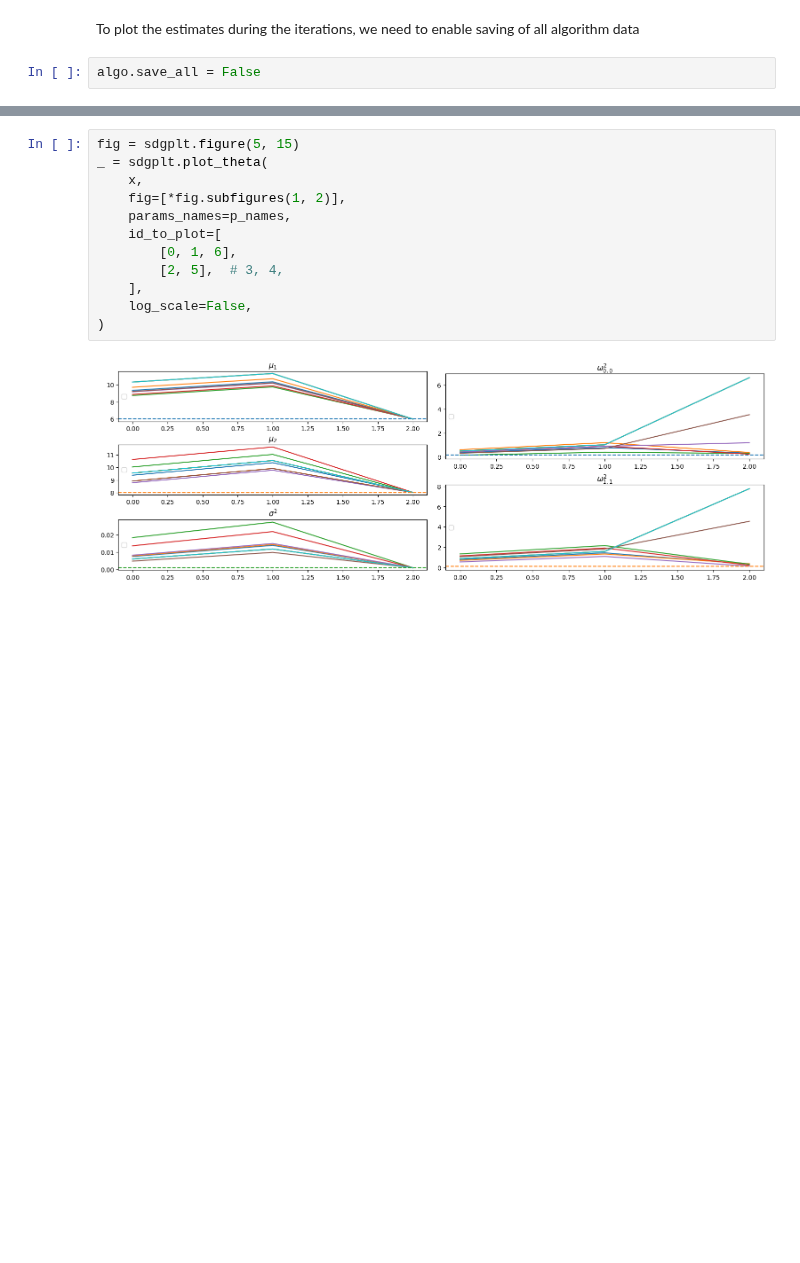
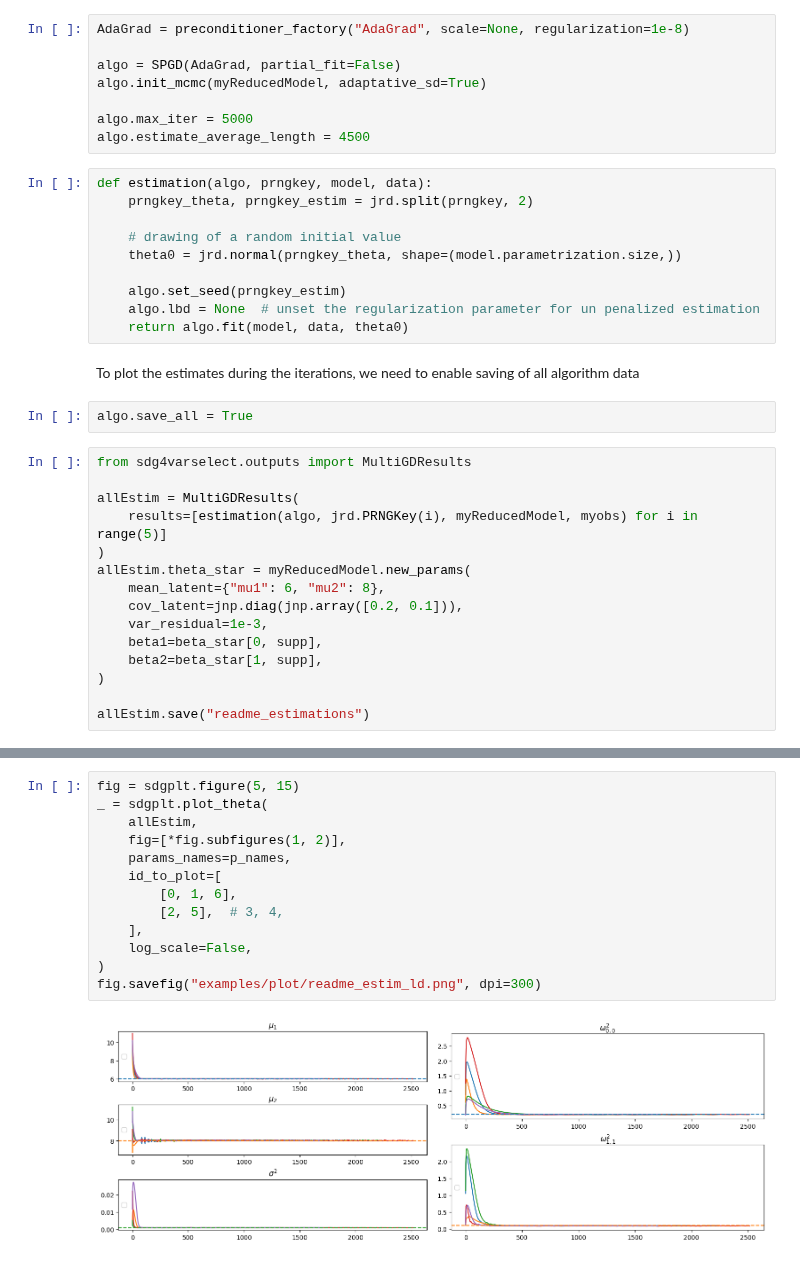
Before and after one commit to caillebotteAntoine/sdg4varselect, a Jupyter notebook: README.ipynb, the cells around one changed output, grey strips where cells are left out. Drawn from its saved outputs; the diff is of its cells as text; blank space fills up the shorter version.

```diff
--- a/README.ipynb
+++ b/README.ipynb
@@ -250,4 +267,37 @@ _ = fig.axes[1].scatter(x.lbd_set, x.ebic, marker="d", linewidths=5)
+# %%
+AdaGrad = preconditioner_factory("AdaGrad", scale=None, regularization=1e-8)
+
+algo = SPGD(AdaGrad, partial_fit=False)
+algo.init_mcmc(myReducedModel, adaptative_sd=True)
+
+algo.max_iter = 5000
+algo.estimate_average_length = 4500
+# %%
+def estimation(algo, prngkey, model, data):
+    prngkey_theta, prngkey_estim = jrd.split(prngkey, 2)
+
+    # drawing of a random initial value
+    theta0 = jrd.normal(prngkey_theta, shape=(model.parametrization.size,))
+
+    algo.set_seed(prngkey_estim)
+    algo.lbd = None  # unset the regularization parameter for un penalized estimation
+    return algo.fit(model, data, theta0)
 # %% [markdown]
 To plot the estimates during the iterations, we need to enable saving of all algorithm data
 # %%
-algo.save_all = False
+algo.save_all = True
+# %%
+from sdg4varselect.outputs import MultiGDResults
+
+allEstim = MultiGDResults(
+    results=[estimation(algo, jrd.PRNGKey(i), myReducedModel, myobs) for i in range(5)]
+)
+allEstim.theta_star = myReducedModel.new_params(
+    mean_latent={"mu1": 6, "mu2": 8},
+    cov_latent=jnp.diag(jnp.array([0.2, 0.1])),
+    var_residual=1e-3,
+    beta1=beta_star[0, supp],
+    beta2=beta_star[1, supp],
+)
+
+allEstim.save("readme_estimations")
@@ -256,17 +313,18 @@ We can observe and verify the good convergence of the algorithm for the differen
 # %%
 fig = sdgplt.figure(5, 15)
 _ = sdgplt.plot_theta(
-    x,
+    allEstim,
     fig=[*fig.subfigures(1, 2)],
     params_names=p_names,
     id_to_plot=[
         [0, 1, 6],
         [2, 5],  # 3, 4,
     ],
     log_scale=False,
 )
+fig.savefig("examples/plot/readme_estim_ld.png", dpi=300)
 # %% [output]
-[figure, old version]
+[figure, new version]
 # %%
 fig = sdgplt.figure(10, 15)
 _ = sdgplt.plot_theta(
```
Also changed, not shown: parts of 22 cells of this notebook, 17 other files.
